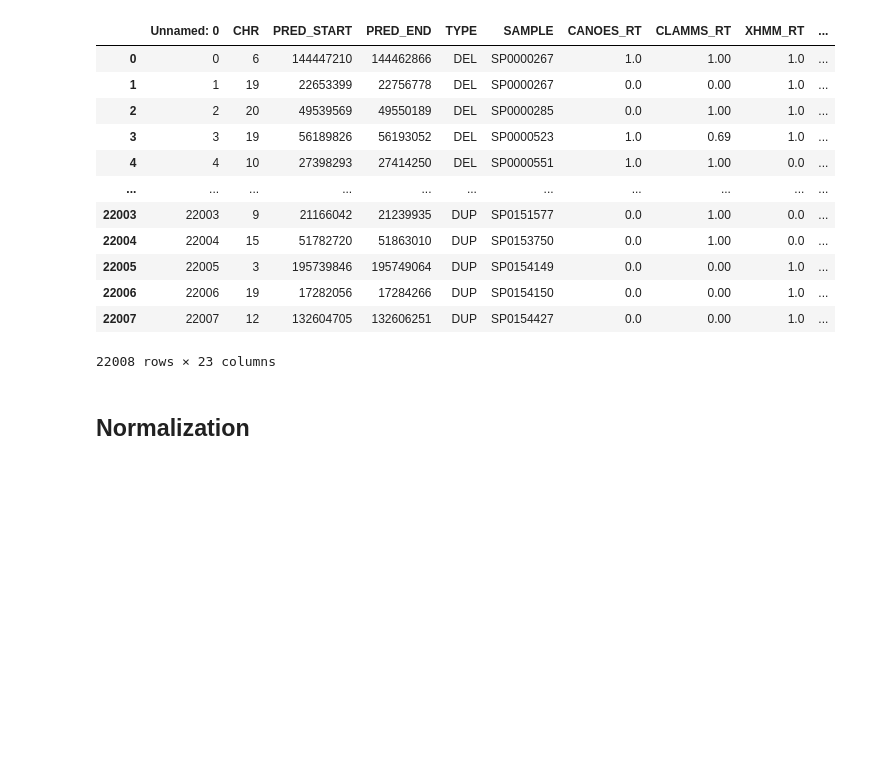
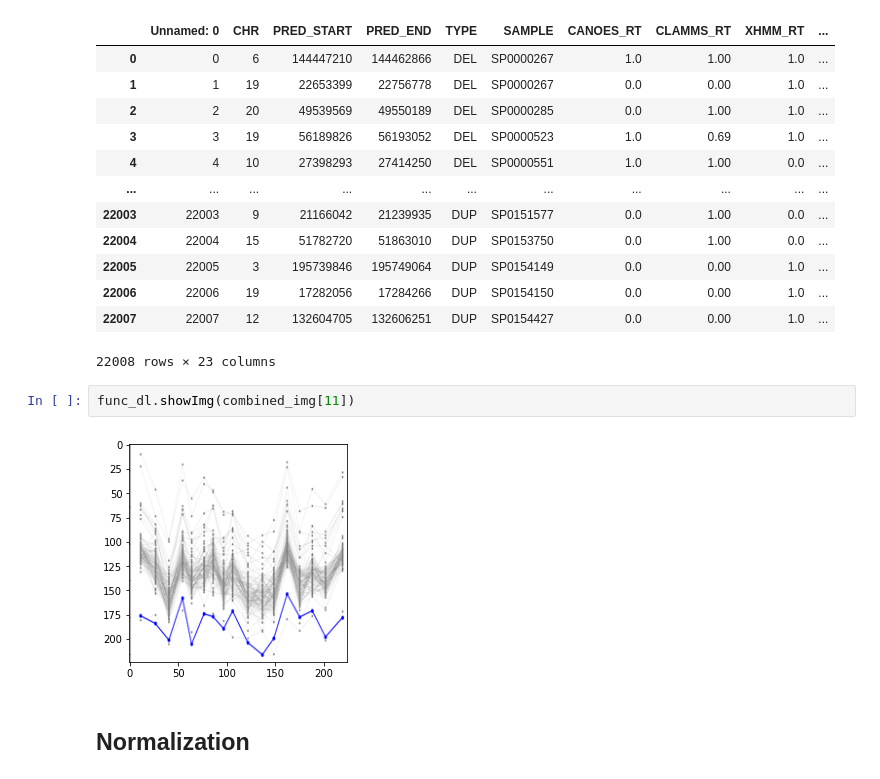
Before and after one commit to ShenLab/CNV-Espresso, a Jupyter notebook: src_manuscript/train_plus_manuscript.ipynb, the cells around one changed output. Drawn from its saved outputs; the diff is of its cells as text; blank space fills up the shorter version.

```diff
--- a/src_manuscript/train_plus_manuscript.ipynb
+++ b/src_manuscript/train_plus_manuscript.ipynb
@@ -226,6 +253,10 @@ combined_cnv_info_df
 | 22006 | 22006 | 19 | 17282056 | 17284266 | DUP | SP0154150 | 0.0 | 0.00 | 1.0 | ... |
 | 22007 | 22007 | 12 | 132604705 | 132606251 | DUP | SP0154427 | 0.0 | 0.00 | 1.0 | ... |
 22008 rows × 23 columns
+# %%
+func_dl.showImg(combined_img[11])
+# %% [output]
+[figure, added]
 # %% [markdown]
 ## Normalization
 # %%
```
Also changed, not shown: parts of 49 cells of this notebook, 1 other file.
